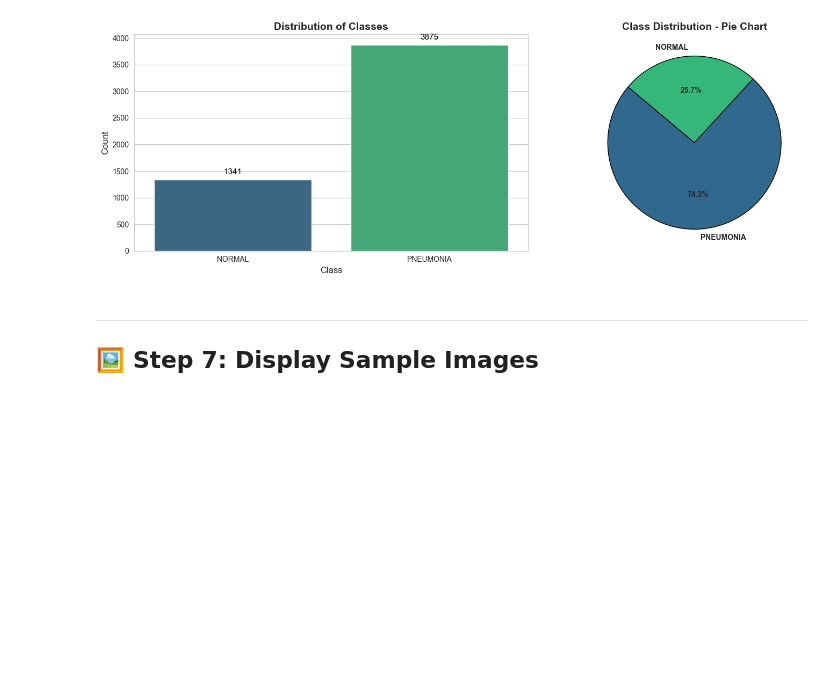
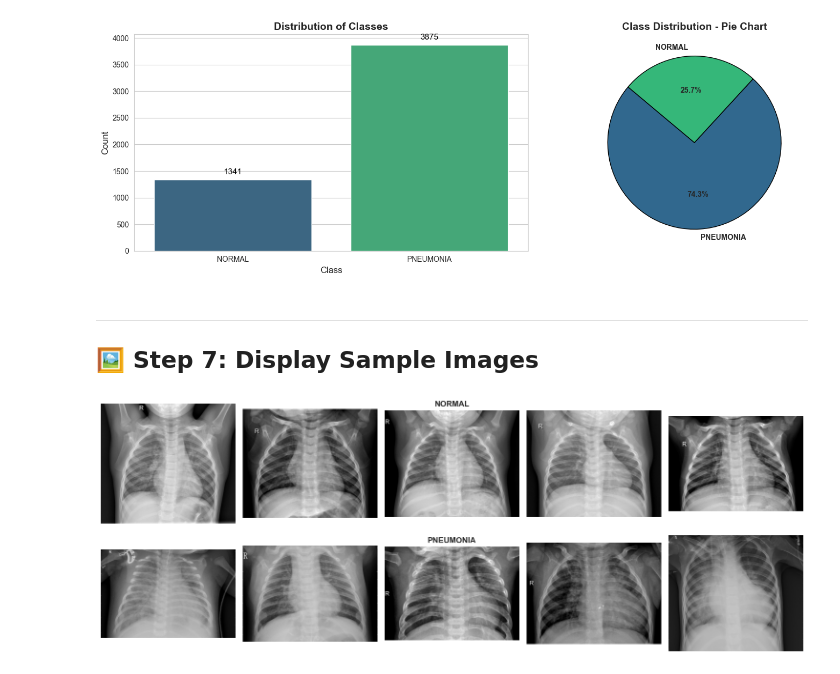
Before and after one commit to Kalharapasan/Chest-X-Ray-Classification-with-Machine-Learning, a Jupyter notebook: Chest X-Ray Classification with Machine Learning I.ipynb, the cells around one changed output. Cells and saved outputs as stored; diff of their text form; code cells hidden in the pictures; blank space fills up the shorter version.

Commit message:
Display sample images from each class

```diff
--- a/Chest X-Ray Classification with Machine Learning I.ipynb
+++ b/Chest X-Ray Classification with Machine Learning I.ipynb
@@ -347,3 +347,24 @@ plt.show()
 # %% [markdown]
 ---
 ## 🖼️ Step 7: Display Sample Images
+# %%
+num_images = 5
+unique_labels = df['label'].unique()
+
+plt.figure(figsize=(15, len(unique_labels) * 3))
+
+for row_idx, label in enumerate(unique_labels):
+    label_images = df[df['label'] == label].head(num_images)['image_path'].tolist()
+    for col_idx, img_path in enumerate(label_images):
+        plt_idx = row_idx * num_images + col_idx + 1
+        plt.subplot(len(unique_labels), num_images, plt_idx)
+        img = Image.open(img_path)
+        plt.imshow(img, cmap='gray')
+        plt.axis('off')
+        if col_idx == 2:
+            plt.title(label, fontsize=12, fontweight='bold')
+
+plt.tight_layout()
+plt.show()
+# %% [output]
+[figure, added]
```
